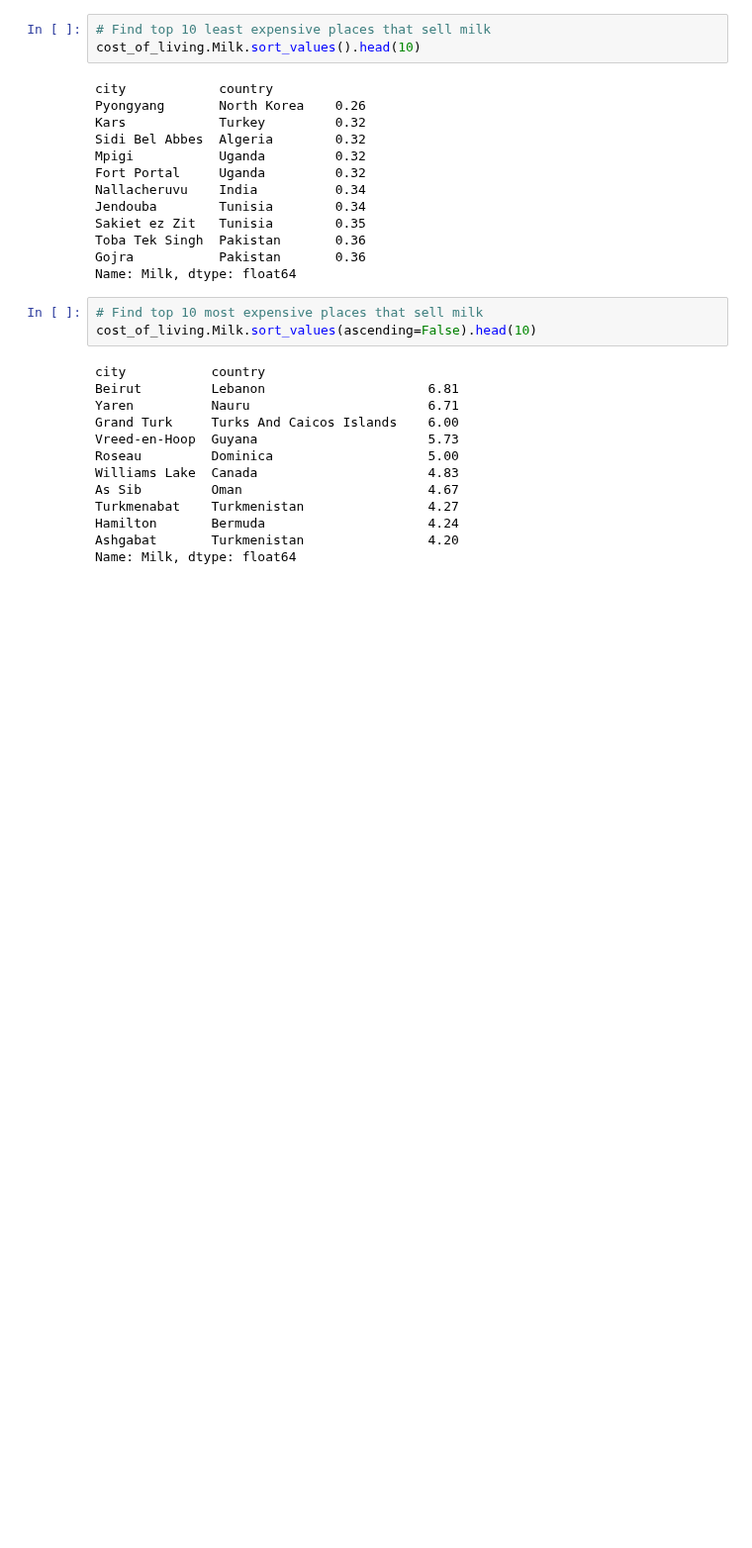
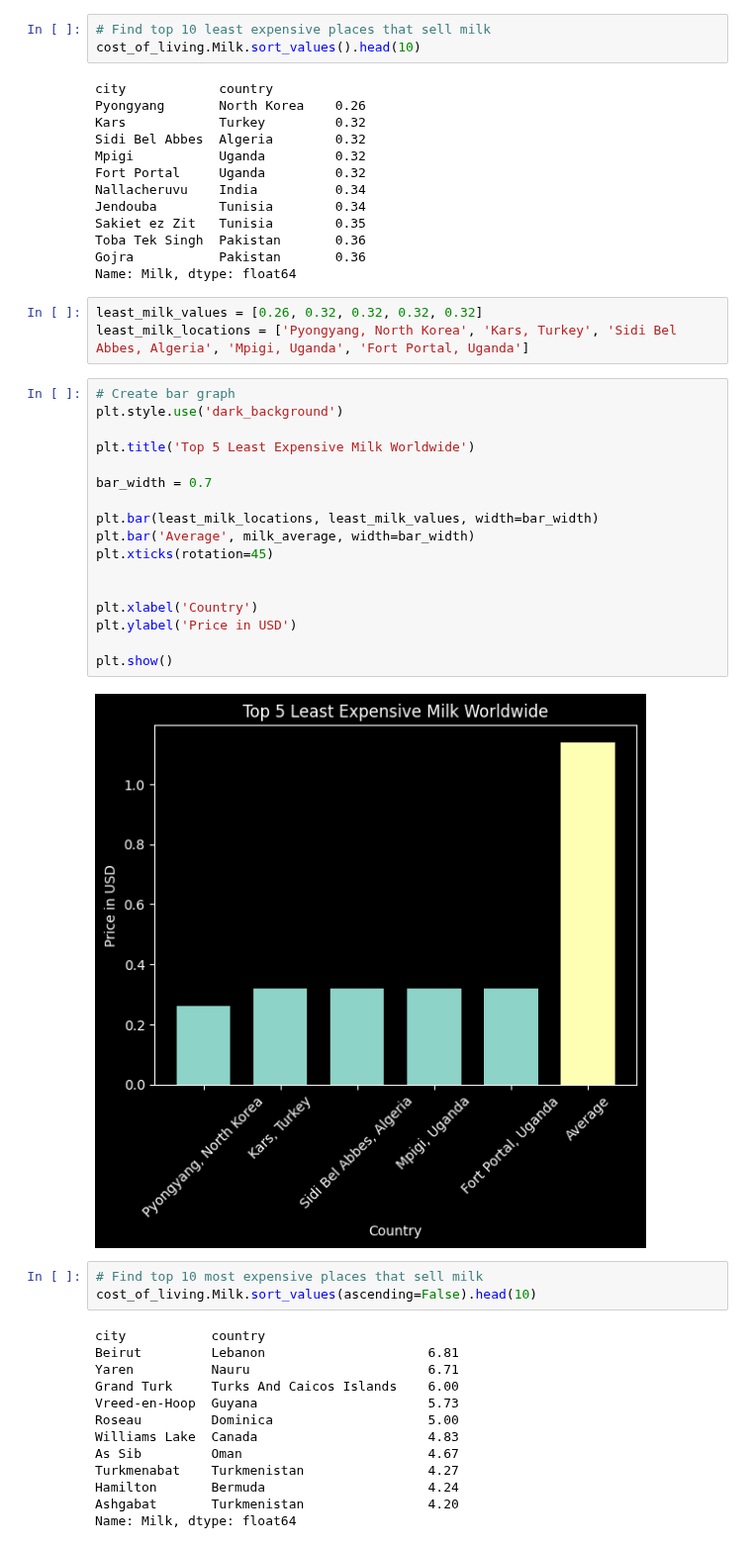
Before and after one commit to Reed-Carter/Global-Cost-of-Living, a Jupyter notebook: phil-project.ipynb, the cells around one changed output. Shown at 99% size. Cells and saved outputs as stored; diff of their text form; blank space fills up the shorter version.

```diff
--- a/phil-project.ipynb
+++ b/phil-project.ipynb
@@ -520,6 +528,28 @@ Sakiet ez Zit   Tunisia        0.35
 Toba Tek Singh  Pakistan       0.36
 Gojra           Pakistan       0.36
 Name: Milk, dtype: float64
+# %%
+least_milk_values = [0.26, 0.32, 0.32, 0.32, 0.32]
+least_milk_locations = ['Pyongyang, North Korea', 'Kars, Turkey', 'Sidi Bel Abbes, Algeria', 'Mpigi, Uganda', 'Fort Portal, Uganda']
+# %%
+# Create bar graph
+plt.style.use('dark_background')
+
+plt.title('Top 5 Least Expensive Milk Worldwide')
+
+bar_width = 0.7
+
+plt.bar(least_milk_locations, least_milk_values, width=bar_width)
+plt.bar('Average', milk_average, width=bar_width)
+plt.xticks(rotation=45)
+
+
+plt.xlabel('Country')
+plt.ylabel('Price in USD')
+
+plt.show()
+# %% [output]
+[figure, added]
 # %%
 # Find top 10 most expensive places that sell milk
 cost_of_living.Milk.sort_values(ascending=False).head(10)
```
Also changed, not shown: parts of 4 cells of this notebook.
